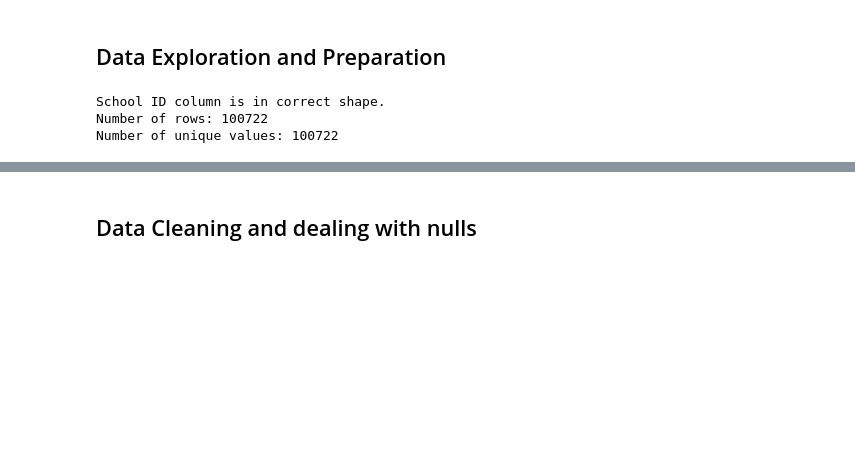
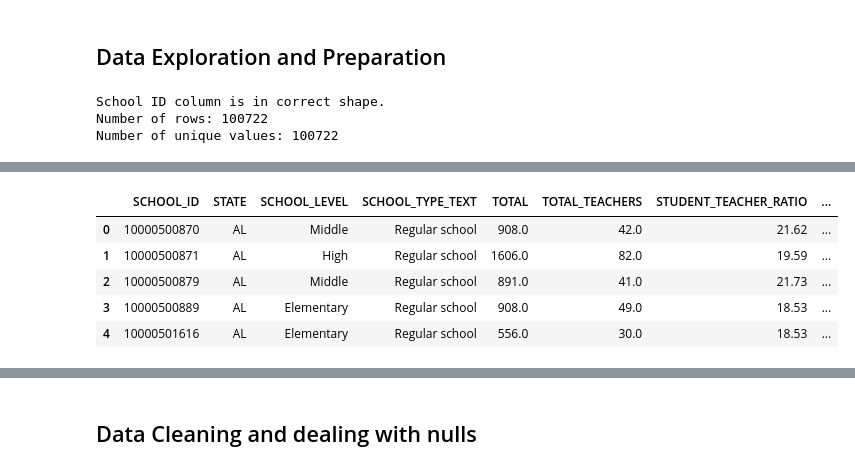
Before and after one commit to cold-quix/school-analysis, a Jupyter notebook: public_school_analysis.ipynb, the cells around one changed output, grey strips where cells are left out. Cells and saved outputs as stored; diff of their text form; code cells hidden in the pictures; blank space fills up the shorter version.

```diff
--- a/public_school_analysis.ipynb
+++ b/public_school_analysis.ipynb
@@ -111,4 +142,12 @@ Number of unique values: 100722
 # %%
 # Check your work
+df_data.head()
+# %% [output]
+|  | SCHOOL_ID | STATE | SCHOOL_LEVEL | SCHOOL_TYPE_TEXT | TOTAL | TOTAL_TEACHERS | STUDENT_TEACHER_RATIO | ... |
+| 0 | 10000500870 | AL | Middle | Regular school | 908.0 | 42.0 | 21.62 | ... |
+| 1 | 10000500871 | AL | High | Regular school | 1606.0 | 82.0 | 19.59 | ... |
+| 2 | 10000500879 | AL | Middle | Regular school | 891.0 | 41.0 | 21.73 | ... |
+| 3 | 10000500889 | AL | Elementary | Regular school | 908.0 | 49.0 | 18.53 | ... |
+| 4 | 10000501616 | AL | Elementary | Regular school | 556.0 | 30.0 | 18.53 | ... |
 # %%
 # Check your work
```
Also changed, not shown: parts of 10 cells of this notebook.
